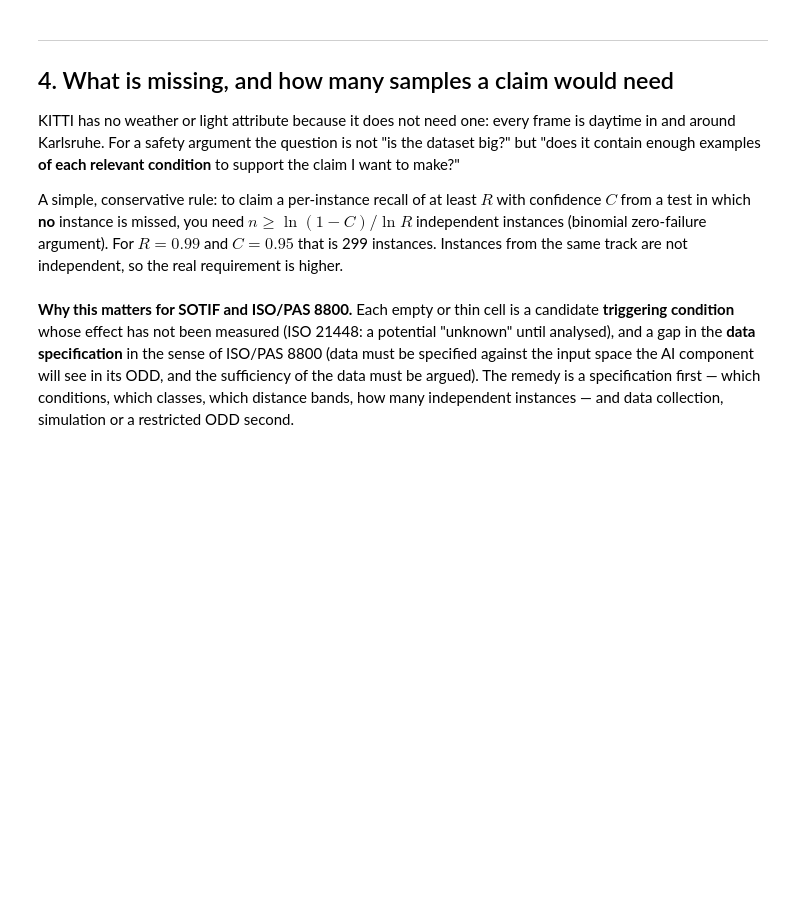
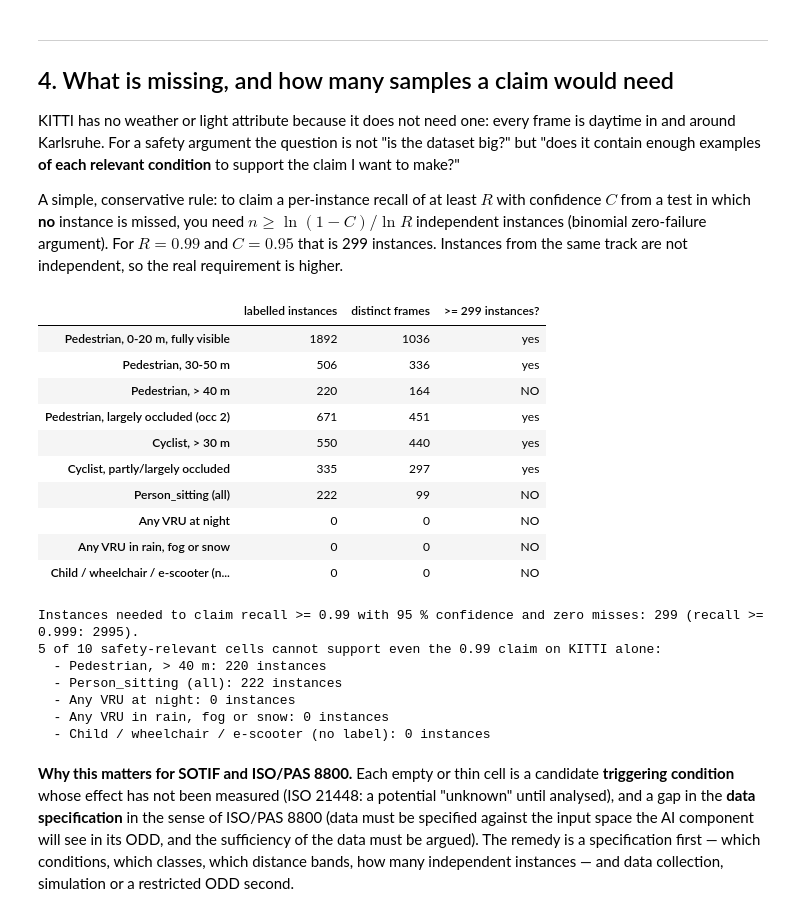
Before and after one commit to milinpatel07/Autonomous-Driving_AI-Safety-and-Security, a Jupyter notebook: 01_Perception/08_driving_datasets.ipynb, the cells around one changed output. Cells and saved outputs as stored; diff of their text form; code cells hidden in the pictures; blank space fills up the shorter version.

```diff
--- a/01_Perception/08_driving_datasets.ipynb
+++ b/01_Perception/08_driving_datasets.ipynb
@@ -212,32 +290,51 @@ A simple, conservative rule: to claim a per-instance recall of at least $R$ with
 # %%
 def n_required(recall, confidence=0.95):
     # Zero-failure binomial sample size: smallest n with recall**n <= 1 - confidence.
     return int(np.ceil(np.log(1 - confidence) / np.log(recall)))
 
 N99 = n_required(0.99)
 ped = objs['type'] == 'Pedestrian'; cyc = objs['type'] == 'Cyclist'
 cells = {
     'Pedestrian, 0-20 m, fully visible': ped & (objs['distance_m'] <= 20) & (objs['occluded'] == 0),
     'Pedestrian, 30-50 m': ped & objs['distance_m'].between(30, 50),
     'Pedestrian, > 40 m': ped & (objs['distance_m'] > 40),
     'Pedestrian, largely occluded (occ 2)': ped & (objs['occluded'] == 2),
     'Cyclist, > 30 m': cyc & (objs['distance_m'] > 30),
     'Cyclist, partly/largely occluded': cyc & objs['occluded'].isin([1, 2]),
     'Person_sitting (all)': objs['type'] == 'Person_sitting',
     'Any VRU at night': pd.Series(False, index=objs.index),
     'Any VRU in rain, fog or snow': pd.Series(False, index=objs.index),
-    'Child, wheelchair user, e-scooter rider (no such label)': pd.Series(False, index=objs.index),
+    'Child / wheelchair / e-scooter (no label)': pd.Series(False, index=objs.index),
 }
 gap = pd.DataFrame({'labelled instances': {k: int(m.sum()) for k, m in cells.items()},
                     'distinct frames': {k: objs.loc[m, 'frame'].nunique() for k, m in cells.items()}})
 gap['>= 299 instances?'] = np.where(gap['labelled instances'] >= N99, 'yes', 'NO')
 display(gap)
 print(f"Instances needed to claim recall >= 0.99 with 95 % confidence and zero misses: {N99} "
       f"(recall >= 0.999: {n_required(0.999)}).")
 short = gap.index[gap['labelled instances'] < N99].tolist()
 print(f"{len(short)} of {len(gap)} safety-relevant cells cannot support even the 0.99 claim on KITTI alone:")
 for k in short:
     print(f"  - {k}: {gap.loc[k, 'labelled instances']} instances")
+# %% [output]
+|  | labelled instances | distinct frames | >= 299 instances? |
+| Pedestrian, 0-20 m, fully visible | 1892 | 1036 | yes |
+| Pedestrian, 30-50 m | 506 | 336 | yes |
+| Pedestrian, > 40 m | 220 | 164 | NO |
+| Pedestrian, largely occluded (occ 2) | 671 | 451 | yes |
+| Cyclist, > 30 m | 550 | 440 | yes |
+| Cyclist, partly/largely occluded | 335 | 297 | yes |
+| Person_sitting (all) | 222 | 99 | NO |
+| Any VRU at night | 0 | 0 | NO |
+| Any VRU in rain, fog or snow | 0 | 0 | NO |
+| Child / wheelchair / e-scooter (n... | 0 | 0 | NO |
+Instances needed to claim recall >= 0.99 with 95 % confidence and zero misses: 299 (recall >= 0.999: 2995).
+5 of 10 safety-relevant cells cannot support even the 0.99 claim on KITTI alone:
+  - Pedestrian, > 40 m: 220 instances
+  - Person_sitting (all): 222 instances
+  - Any VRU at night: 0 instances
+  - Any VRU in rain, fog or snow: 0 instances
+  - Child / wheelchair / e-scooter (no label): 0 instances
 # %% [markdown]
 **Why this matters for SOTIF and ISO/PAS 8800.** Each empty or thin cell is a candidate **triggering condition** whose effect has not been measured (ISO 21448: a potential "unknown" until analysed), and a gap in the **data specification** in the sense of ISO/PAS 8800 (data must be specified against the input space the AI component will see in its ODD, and the sufficiency of the data must be argued). The remedy is a specification first — which conditions, which classes, which distance bands, how many independent instances — and data collection, simulation or a restricted ODD second.
 # %% [markdown]
```
Also changed, not shown: parts of 23 cells of this notebook, 6 other files.
